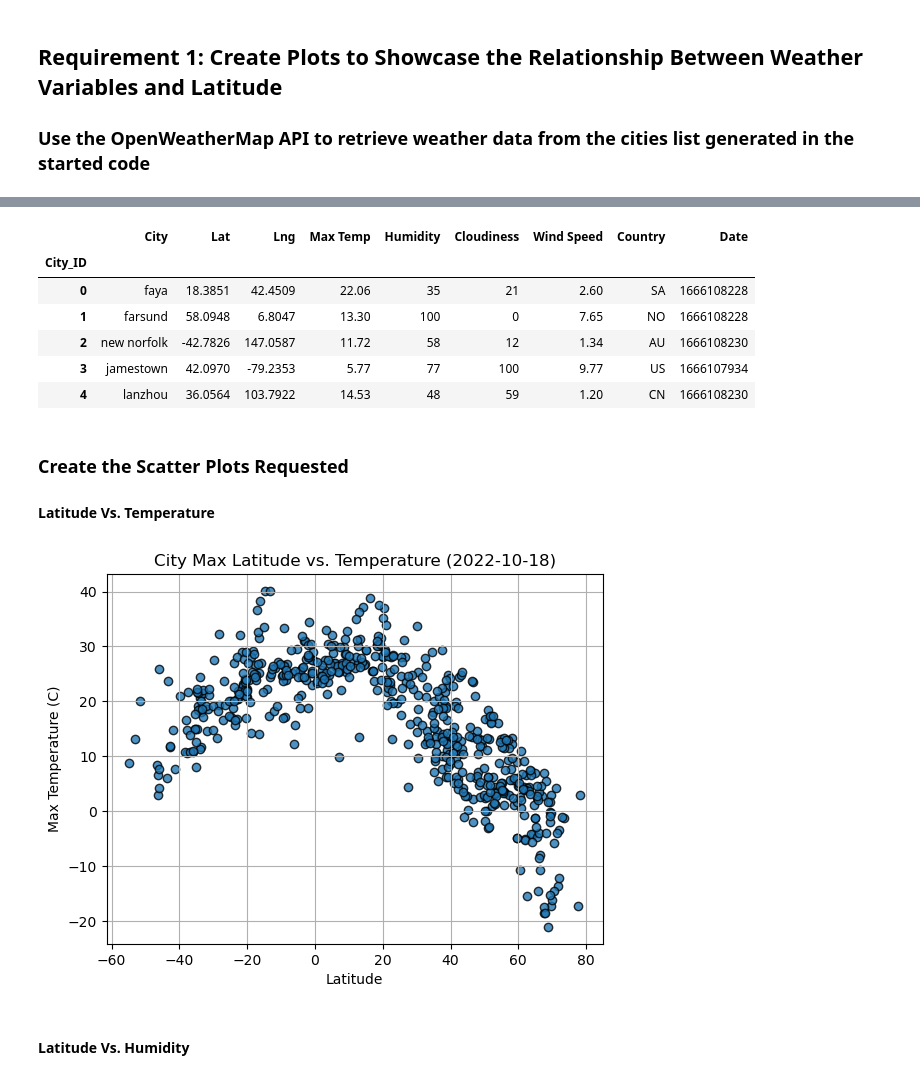
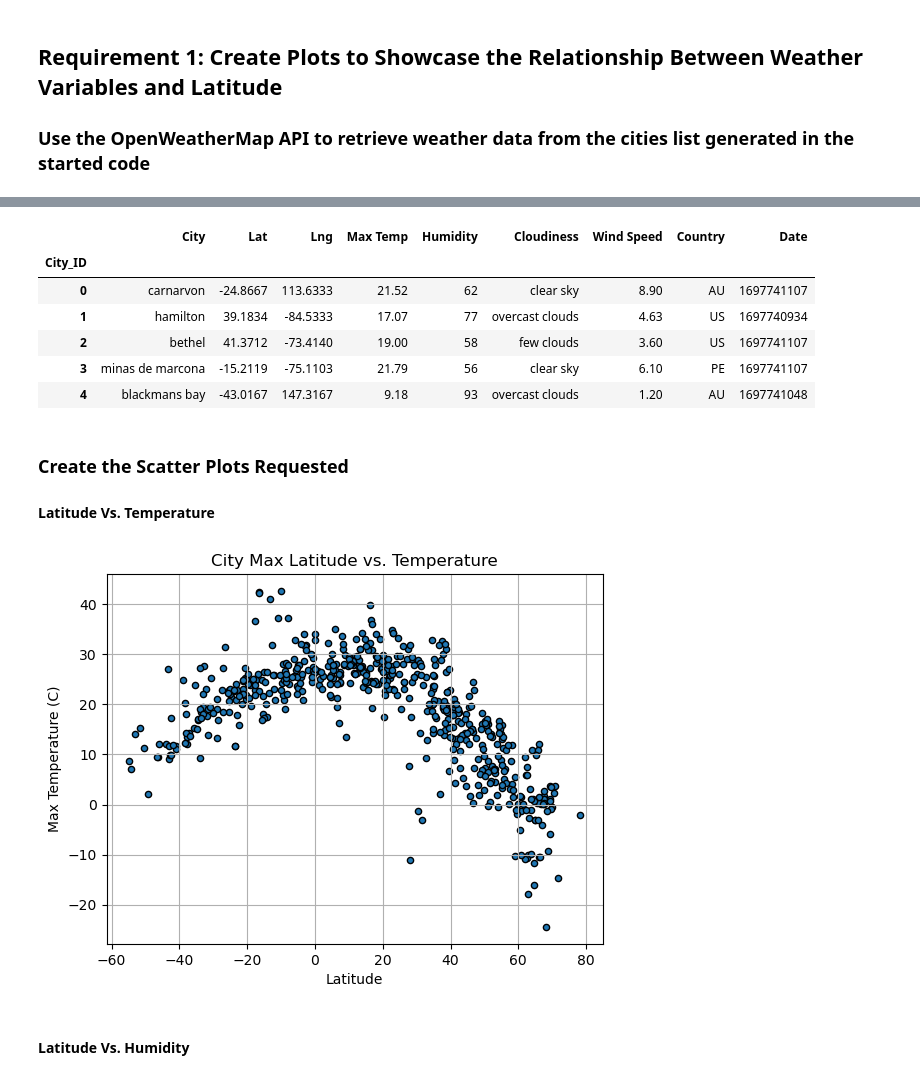
Before and after one commit to qudsia99/python-api-challenge, a Jupyter notebook: api_assignment/weatherPy/WeatherPy.ipynb, the cells around one changed output, grey strips where cells are left out. Drawn from its saved outputs; the diff is of its cells as text; code cells hidden in the pictures.

```diff
--- a/api_assignment/weatherPy/WeatherPy.ipynb
+++ b/api_assignment/weatherPy/WeatherPy.ipynb
@@ -172,35 +235,38 @@ city_data_df.to_csv("output_data/cities.csv", index_label="City_ID")
 # %%
 # Read saved data
-city_data_df = pd.read_csv("output_data/cities.csv", index_col="City_ID")
+city_data_df = pd.read_csv("../output_data/cities.csv", index_col="City_ID")
 
 # Display sample data
 city_data_df.head()
 # %% [output]
 |  | City | Lat | Lng | Max Temp | Humidity | Cloudiness | Wind Speed | Country | Date |
 | City_ID |  |  |  |  |  |  |  |  |  |
-| 0 | faya | 18.3851 | 42.4509 | 22.06 | 35 | 21 | 2.60 | SA | 1666108228 |
-| 1 | farsund | 58.0948 | 6.8047 | 13.30 | 100 | 0 | 7.65 | NO | 1666108228 |
-| 2 | new norfolk | -42.7826 | 147.0587 | 11.72 | 58 | 12 | 1.34 | AU | 1666108230 |
-| 3 | jamestown | 42.0970 | -79.2353 | 5.77 | 77 | 100 | 9.77 | US | 1666107934 |
-| 4 | lanzhou | 36.0564 | 103.7922 | 14.53 | 48 | 59 | 1.20 | CN | 1666108230 |
+| 0 | carnarvon | -24.8667 | 113.6333 | 21.52 | 62 | clear sky | 8.90 | AU | 1697741107 |
+| 1 | hamilton | 39.1834 | -84.5333 | 17.07 | 77 | overcast clouds | 4.63 | US | 1697740934 |
+| 2 | bethel | 41.3712 | -73.4140 | 19.00 | 58 | few clouds | 3.60 | US | 1697741107 |
+| 3 | minas de marcona | -15.2119 | -75.1103 | 21.79 | 56 | clear sky | 6.10 | PE | 1697741107 |
+| 4 | blackmans bay | -43.0167 | 147.3167 | 9.18 | 93 | overcast clouds | 1.20 | AU | 1697741048 |
 # %% [markdown]
 ### Create the Scatter Plots Requested
 
 #### Latitude Vs. Temperature
 # %%
 # Build scatter plot for latitude vs. temperature
-# YOUR CODE HERE
+city_data_df.plot('Lat','Max Temp',kind='scatter',edgecolors ='black')
 
 # Incorporate the other graph properties
-# YOUR CODE HERE
+plt.xlabel('Latitude')
+plt.ylabel('Max Temperature (C)')
+plt.title('City Max Latitude vs. Temperature')
+plt.grid()
 
 # Save the figure
-plt.savefig("output_data/Fig1.png")
+plt.savefig("../output_data/Fig1.png")
 
 # Show plot
 plt.show()
 # %% [output]
-[figure, old version]
+[figure, new version]
 # %% [markdown]
 #### Latitude Vs. Humidity
 # %%
```
Also changed, not shown: parts of 31 cells of this notebook, 1 other file.
